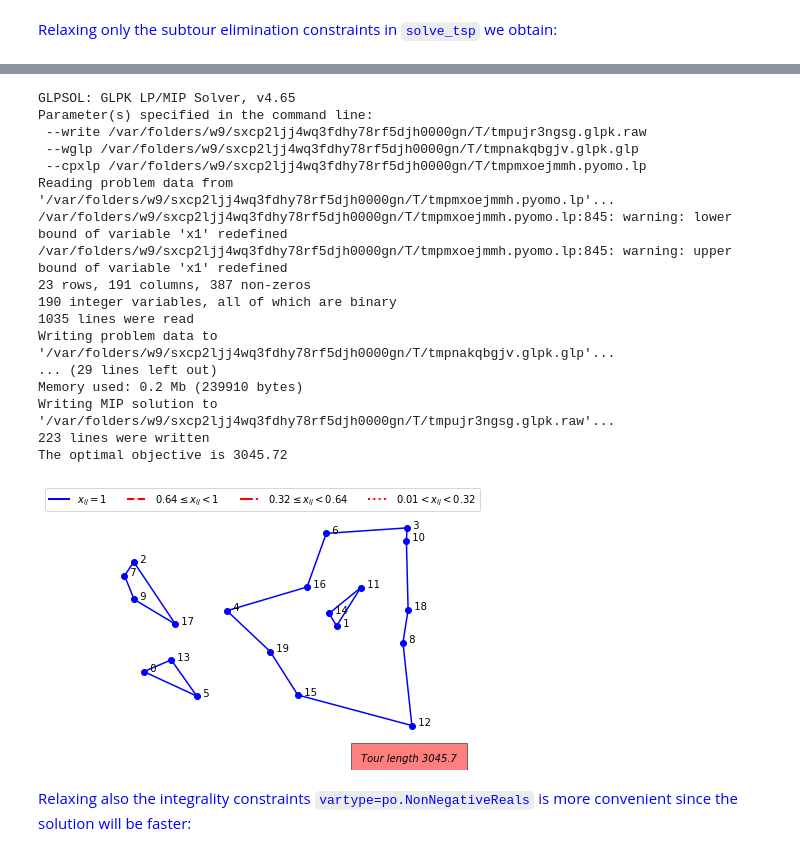
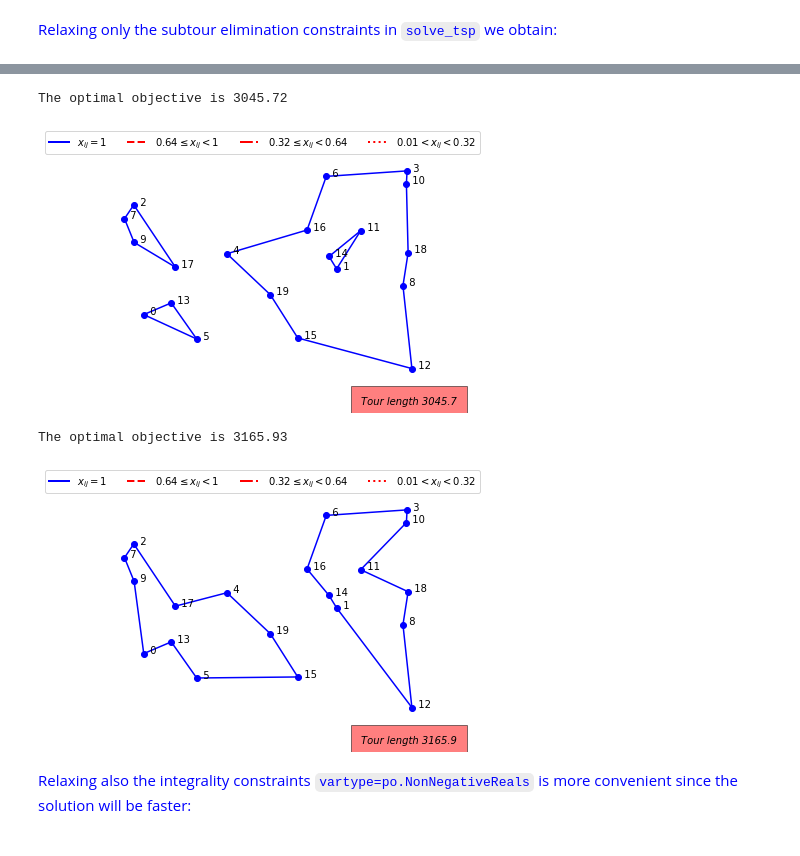
Before and after one commit to PepSalehi/Material, a Jupyter notebook: TSP/tsp_sol.ipynb, the cells around one changed output, grey strips where cells are left out. Drawn from its saved outputs; the diff is of its cells as text; code cells hidden in the pictures.

```diff
--- a/TSP/tsp_sol.ipynb
+++ b/TSP/tsp_sol.ipynb
@@ -157,24 +201,14 @@ Describe what you observe. Are all variables integer? Is the matrix TUM? Why? Is
 # %%
-tsplp0 = solve_tsp(ran_points, [[2,7,9],[18,8,12]], po.Binary, solver="glpk", silent=False)
+tsplp0 = solve_tsp(ran_points, [[2,7,9],[18,8,12]], po.Binary, solver="glpk", silent=True)
 plot_situation(ran_points, tsplp0)
 # %% [output]
-GLPSOL: GLPK LP/MIP Solver, v4.65
-Parameter(s) specified in the command line:
- --write /var/folders/w9/sxcp2ljj4wq3fdhy78rf5djh0000gn/T/tmpujr3ngsg.glpk.raw
- --wglp /var/folders/w9/sxcp2ljj4wq3fdhy78rf5djh0000gn/T/tmpnakqbgjv.glpk.glp
- --cpxlp /var/folders/w9/sxcp2ljj4wq3fdhy78rf5djh0000gn/T/tmpmxoejmmh.pyomo.lp
-Reading problem data from '/var/folders/w9/sxcp2ljj4wq3fdhy78rf5djh0000gn/T/tmpmxoejmmh.pyomo.lp'...
-/var/folders/w9/sxcp2ljj4wq3fdhy78rf5djh0000gn/T/tmpmxoejmmh.pyomo.lp:845: warning: lower bound of variable 'x1' redefined
-/var/folders/w9/sxcp2ljj4wq3fdhy78rf5djh0000gn/T/tmpmxoejmmh.pyomo.lp:845: warning: upper bound of variable 'x1' redefined
-23 rows, 191 columns, 387 non-zeros
-190 integer variables, all of which are binary
-1035 lines were read
-Writing problem data to '/var/folders/w9/sxcp2ljj4wq3fdhy78rf5djh0000gn/T/tmpnakqbgjv.glpk.glp'...
-... (29 lines left out)
-Memory used: 0.2 Mb (239910 bytes)
-Writing MIP solution to '/var/folders/w9/sxcp2ljj4wq3fdhy78rf5djh0000gn/T/tmpujr3ngsg.glpk.raw'...
-223 lines were written
 The optimal objective is 3045.72
 [figure]
+# %%
+tsplp0 = solve_tsp(ran_points, [[2,7,9],[18,8,12],[2,7,9,17],[0,13,5],[1,14,11],[6,3,10],[2,7,9,17,13,5,0],[2,7,9,0,13,5,4,17]], po.Binary, solver="glpk", silent=True)
+plot_situation(ran_points, tsplp0)
+# %% [output]
+The optimal objective is 3165.93
+[figure, added]
 # %% [markdown]
 <span style="color:blue">Relaxing also the integrality constraints `vartype=po.NonNegativeReals` is more convenient since the solution will be faster:</span>
```
Also changed, not shown: parts of 4 cells of this notebook, 1 other file.
